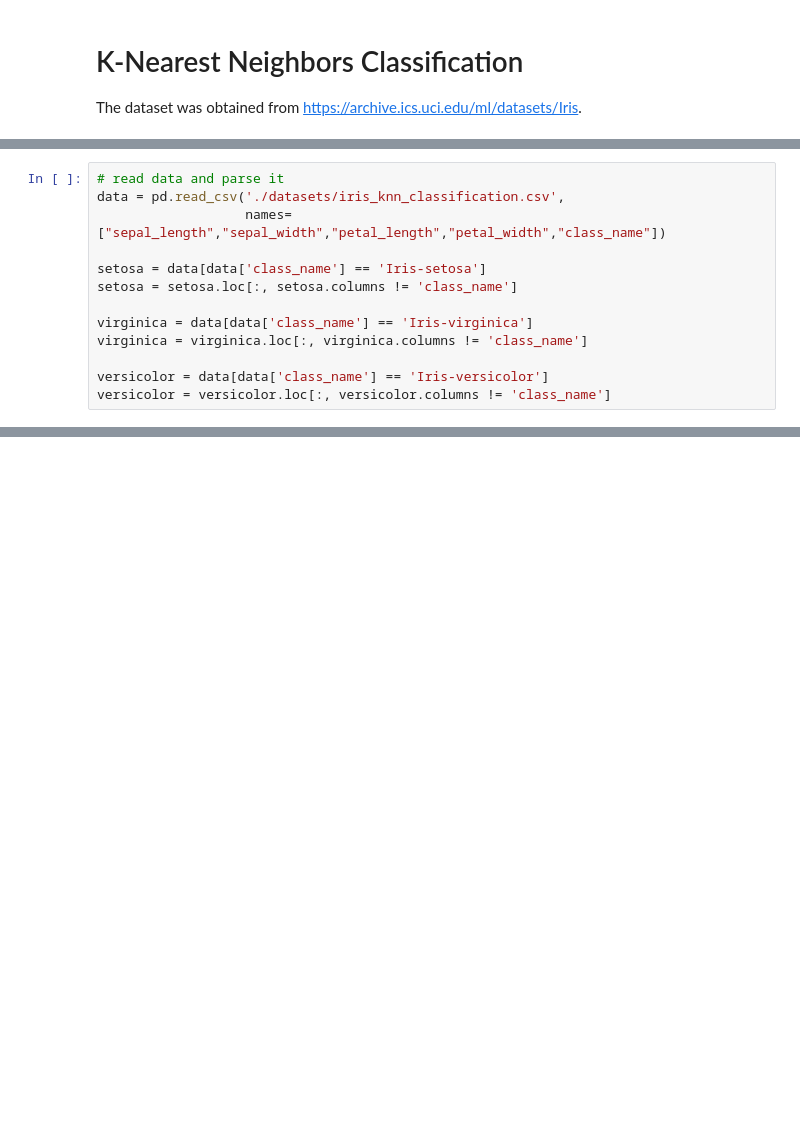
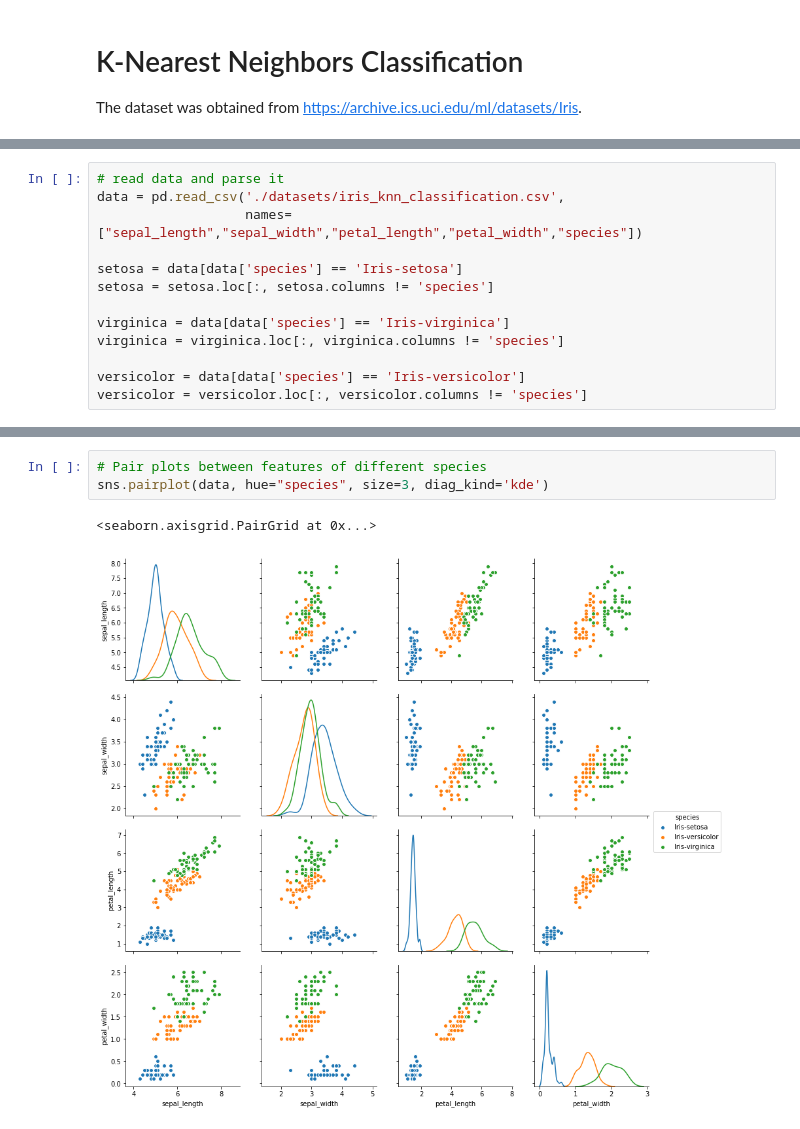
Before and after one commit to mdasadul/classical-ml, a Jupyter notebook: knn_classification.ipynb, the cells around one changed output, grey strips where cells are left out. Cells and saved outputs as stored; diff of their text form; blank space fills up the shorter version.

Commit message:
Replace huge code with Seaborn pairplot

```diff
--- a/knn_classification.ipynb
+++ b/knn_classification.ipynb
@@ -10,13 +11,13 @@ from mpl_toolkits.mplot3d import Axes3D
 # %%
 # read data and parse it
 data = pd.read_csv('./datasets/iris_knn_classification.csv',
-                   names=["sepal_length","sepal_width","petal_length","petal_width","class_name"])
+                   names=["sepal_length","sepal_width","petal_length","petal_width","species"])
 
-setosa = data[data['class_name'] == 'Iris-setosa']
-setosa = setosa.loc[:, setosa.columns != 'class_name']
+setosa = data[data['species'] == 'Iris-setosa']
+setosa = setosa.loc[:, setosa.columns != 'species']
 
-virginica = data[data['class_name'] == 'Iris-virginica']
-virginica = virginica.loc[:, virginica.columns != 'class_name']
+virginica = data[data['species'] == 'Iris-virginica']
+virginica = virginica.loc[:, virginica.columns != 'species']
 
-versicolor = data[data['class_name'] == 'Iris-versicolor']
-versicolor = versicolor.loc[:, versicolor.columns != 'class_name']
+versicolor = data[data['species'] == 'Iris-versicolor']
+versicolor = versicolor.loc[:, versicolor.columns != 'species']
@@ -90,0 +24,6 @@ plt.legend(loc='center right')
+# %%
+# Pair plots between features of different species
+sns.pairplot(data, hue="species", size=3, diag_kind='kde')
+# %% [output]
+<seaborn.axisgrid.PairGrid at 0x...>
+[figure, added]
```
Also changed, not shown: parts of 2 cells of this notebook.
